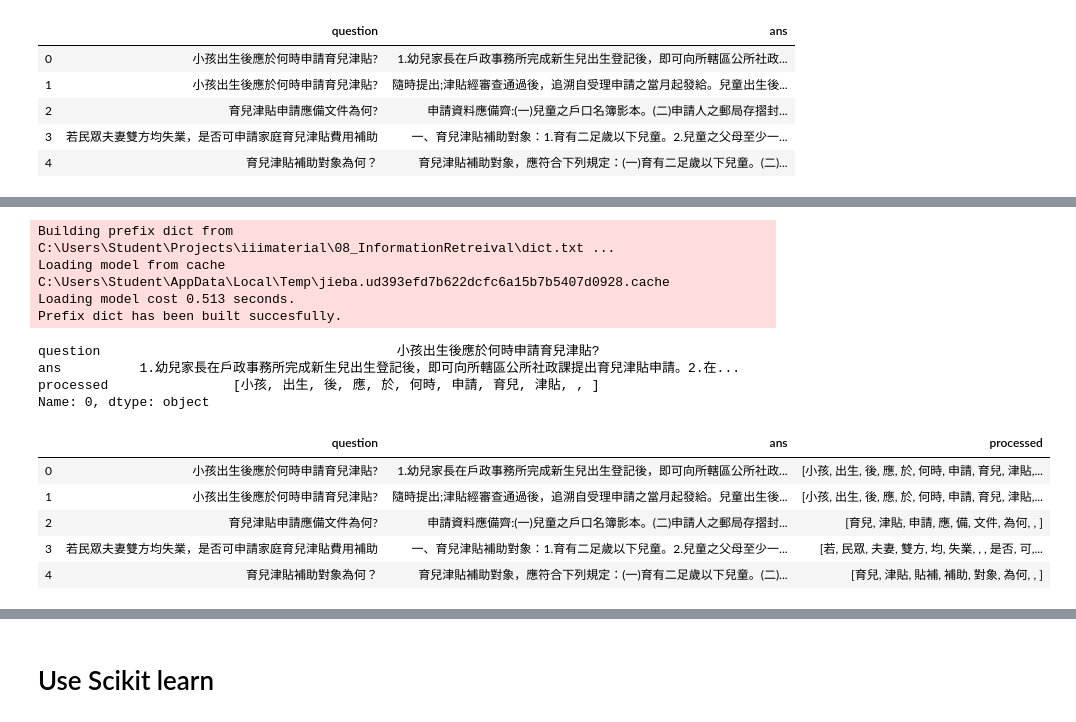
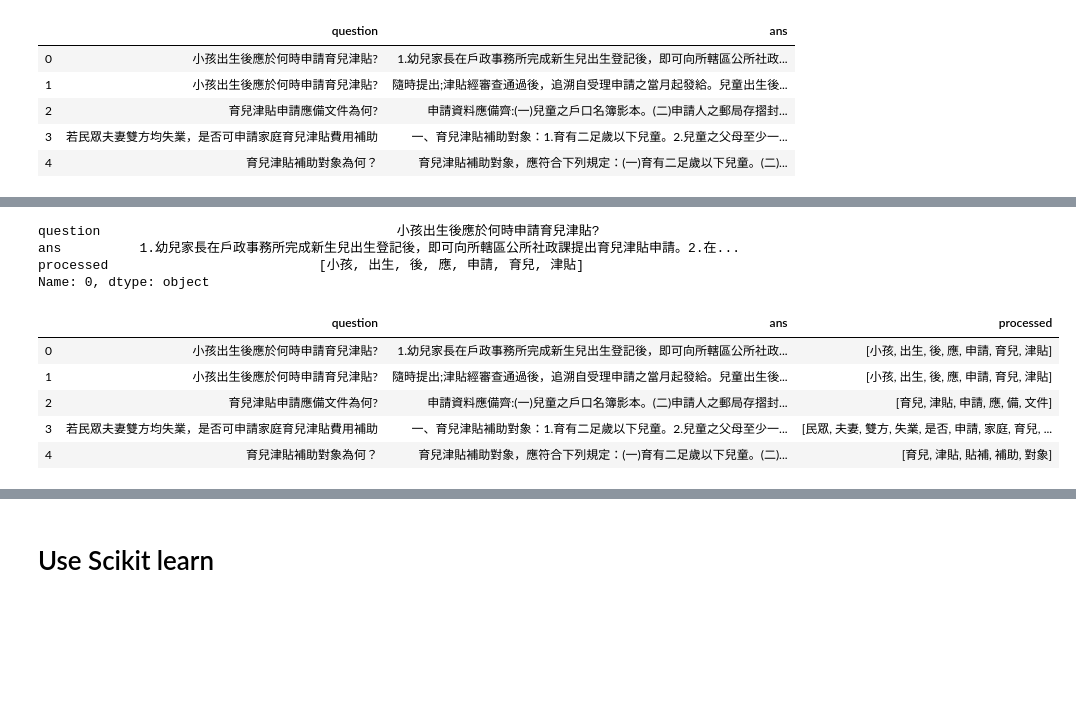
Before and after one commit to GoatWang/IIIMaterial, a Jupyter notebook: 08_InformationRetreival/main08.ipynb, the cells around one changed output, grey strips where cells are left out. Cells and saved outputs as stored; diff of their text form; code cells hidden in the pictures; blank space fills up the shorter version.

```diff
--- a/08_InformationRetreival/main08.ipynb
+++ b/08_InformationRetreival/main08.ipynb
@@ -390,38 +394,35 @@ df.T
 # %%
 #前處理
 all_terms = []
 def preprocess(item):  ##定義前處理的function
     # 請把將每一行用jieba.cut進行分詞(記得將cut_all設定為True)
     # 同時建立所有詞彙的list(all_terms)
+    # 去掉停用字跟標點符號
     #=============your works starts===============#
-    terms = [t for t in jieba.cut(item, cut_all=True)]  ## 把全切分模式打開，可以比對的詞彙比較多
+    terms = [t for t in jieba.cut(item, cut_all=True) if t not in punctuation and t not in stops]  ## 把全切分模式打開，可以比對的詞彙比較多
     all_terms.extend(terms)  ## 收集所有出現過的字
     #==============your works ends================#
     return terms
 
 df_question['processed'] = df_question['question'].apply(preprocess)
 print(df_question.iloc[0])
 # question                                      小孩出生後應於何時申請育兒津貼?
 # ans          1.幼兒家長在戶政事務所完成新生兒出生登記後，即可向所轄區公所社政課提出育兒津貼申請。2.在...
 # processed                  [小孩, 出生, 後, 應於, 何時, 申請, 育兒, 津貼, , ]
 # Name: 0, dtype: object
 
 df_question.head()
 # %% [output]
-Building prefix dict from C:\Users\Student\Projects\iiimaterial\08_InformationRetreival\dict.txt ...
-Loading model from cache C:\Users\Student\AppData\Local\Temp\jieba.ud393efd7b622dcfc6a15b7b5407d0928.cache
-Loading model cost 0.513 seconds.
-Prefix dict has been built succesfully.
+question                                      小孩出生後應於何時申請育兒津貼?
+ans          1.幼兒家長在戶政事務所完成新生兒出生登記後，即可向所轄區公所社政課提出育兒津貼申請。2.在...
+processed                           [小孩, 出生, 後, 應, 申請, 育兒, 津貼]
+Name: 0, dtype: object
-question                                      小孩出生後應於何時申請育兒津貼?
-ans          1.幼兒家長在戶政事務所完成新生兒出生登記後，即可向所轄區公所社政課提出育兒津貼申請。2.在...
-processed                [小孩, 出生, 後, 應, 於, 何時, 申請, 育兒, 津貼, , ]
-Name: 0, dtype: object
 |  | question | ans | processed |
-| 0 | 小孩出生後應於何時申請育兒津貼? | 1.幼兒家長在戶政事務所完成新生兒出生登記後，即可向所轄區公所社政... | [小孩, 出生, 後, 應, 於, 何時, 申請, 育兒, 津貼,... |
-| 1 | 小孩出生後應於何時申請育兒津貼? | 隨時提出;津貼經審查通過後，追溯自受理申請之當月起發給。兒童出生後... | [小孩, 出生, 後, 應, 於, 何時, 申請, 育兒, 津貼,... |
-| 2 | 育兒津貼申請應備文件為何? | 申請資料應備齊:(一)兒童之戶口名簿影本。(二)申請人之郵局存摺封... | [育兒, 津貼, 申請, 應, 備, 文件, 為何, , ] |
-| 3 | 若民眾夫妻雙方均失業，是否可申請家庭育兒津貼費用補助 | 一、育兒津貼補助對象：1.育有二足歲以下兒童。2.兒童之父母至少一... | [若, 民眾, 夫妻, 雙方, 均, 失業, , , 是否, 可,... |
-| 4 | 育兒津貼補助對象為何？ | 育兒津貼補助對象，應符合下列規定：(一)育有二足歲以下兒童。(二)... | [育兒, 津貼, 貼補, 補助, 對象, 為何, , ] |
+| 0 | 小孩出生後應於何時申請育兒津貼? | 1.幼兒家長在戶政事務所完成新生兒出生登記後，即可向所轄區公所社政... | [小孩, 出生, 後, 應, 申請, 育兒, 津貼] |
+| 1 | 小孩出生後應於何時申請育兒津貼? | 隨時提出;津貼經審查通過後，追溯自受理申請之當月起發給。兒童出生後... | [小孩, 出生, 後, 應, 申請, 育兒, 津貼] |
+| 2 | 育兒津貼申請應備文件為何? | 申請資料應備齊:(一)兒童之戶口名簿影本。(二)申請人之郵局存摺封... | [育兒, 津貼, 申請, 應, 備, 文件] |
+| 3 | 若民眾夫妻雙方均失業，是否可申請家庭育兒津貼費用補助 | 一、育兒津貼補助對象：1.育有二足歲以下兒童。2.兒童之父母至少一... | [民眾, 夫妻, 雙方, 失業, 是否, 申請, 家庭, 育兒, ... |
+| 4 | 育兒津貼補助對象為何？ | 育兒津貼補助對象，應符合下列規定：(一)育有二足歲以下兒童。(二)... | [育兒, 津貼, 貼補, 補助, 對象] |
 # %%
 # 建立termindex: 將all_terms取出不重複的詞彙，並轉換型別為list(避免順序亂掉)
 #=============your works starts===============#
```
Also changed, not shown: parts of 7 cells of this notebook.
